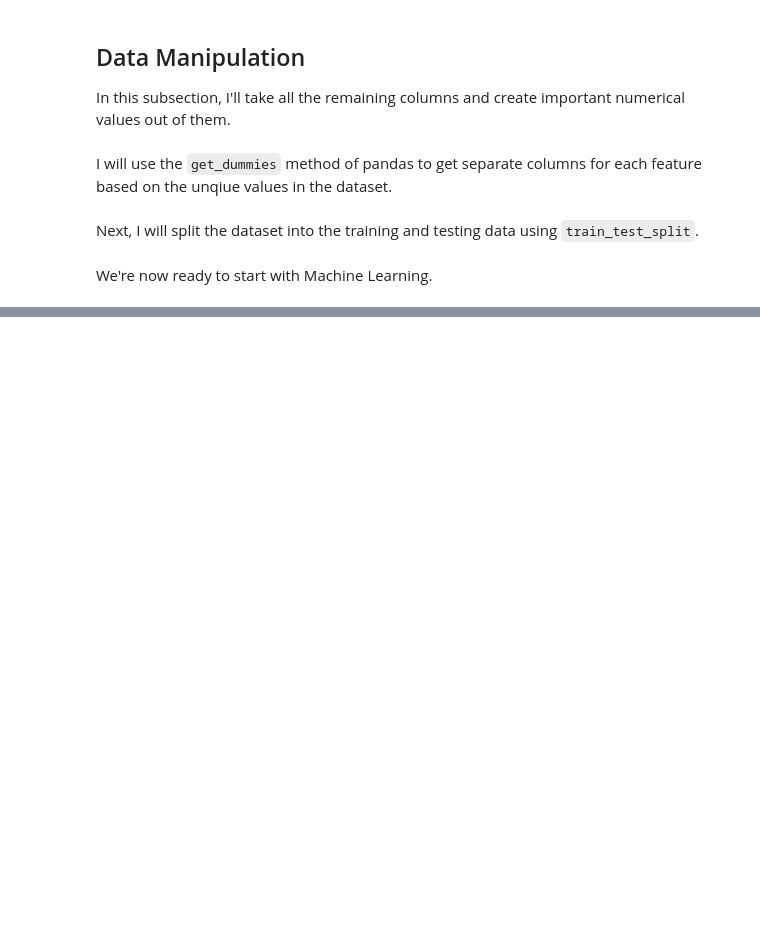
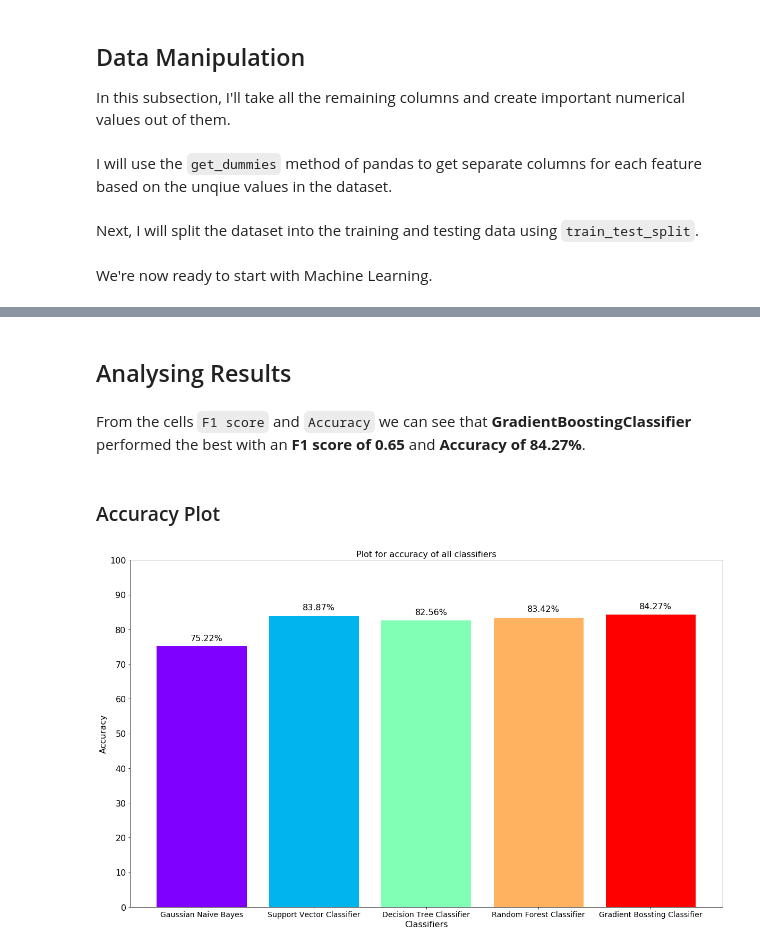
Before and after one commit to kb22/Income-Predictor, a Jupyter notebook: Income Predictor.ipynb, the cells around one changed output, grey strips where cells are left out. Saved outputs shown, nothing was run; the diff lists cells and outputs as text; code cells hidden in the pictures; blank space fills up the shorter version.

Commit message:
Add machine learning models and analyse results

```diff
--- a/Income Predictor.ipynb
+++ b/Income Predictor.ipynb
@@ -341,0 +350,22 @@ We're now ready to start with Machine Learning.
+# %%
+classifiers = [GaussianNB(),
+               SVC(kernel = 'rbf', probability = True),
+               DecisionTreeClassifier(random_state = 0),
+               RandomForestClassifier(n_estimators = 100, random_state = 0),
+               GradientBoostingClassifier(random_state = 0)]
+classifier_names = ["Gaussian Naive Bayes",
+                    "Support Vector Classifier",
+                    "Decision Tree Classifier",
+                    "Random Forest Classifier",
+                    "Gradient Bossting Classifier"]
+accuracies = []
+# %%
+for i in range(len(classifiers)):
+    classifier = classifiers[i]
+    classifier.fit(X_train, y_train)
+    y_pred = classifier.predict(X_test)
+    print("{}:".format(classifier_names[i]))
+    print("F1 score: {:.2f}".format(f1_score(y_test, y_pred)))
+    accuracy = accuracy_score(y_test, y_pred)*100
+    accuracies.append(accuracy)
+    print("Accuracy: {:.2f}%\n".format(accuracy))
@@ -341,0 +392,24 @@ We're now ready to start with Machine Learning.
+# %% [markdown]
+## Analysing Results
+# %% [markdown]
+From the cells `F1 score` and `Accuracy` we can see that **GradientBoostingClassifier** performed the best with an **F1 score of 0.65** and **Accuracy of 84.27%**.
+# %% [markdown]
+### Accuracy Plot
+# %%
+from matplotlib.cm import rainbow
+
+plt.figure(figsize = (20, 12))
+colors = rainbow(np.linspace(0, 1, len(classifiers)))
+barplot = plt.bar(classifier_names, accuracies, color = colors)
+plt.yticks([0, 10, 20, 30, 40, 50, 60, 70, 80, 90, 100], fontsize = 16)
+plt.xticks(fontsize = 14)
+plt.xlabel("Classifiers", fontsize = 16)
+plt.ylabel("Accuracy", fontsize = 16)
+plt.title("Plot for accuracy of all classifiers", fontsize = 16)
+for i, bar in enumerate(barplot):
+    plt.text(bar.get_x() + bar.get_width()/2 - 0.1,
+             bar.get_height()*1.02,
+             s = '{:.2f}%'.format(accuracies[i]),
+             fontsize = 16)
+# %% [output]
+[figure, added]
```
Also changed, not shown: parts of 10 cells of this notebook.
